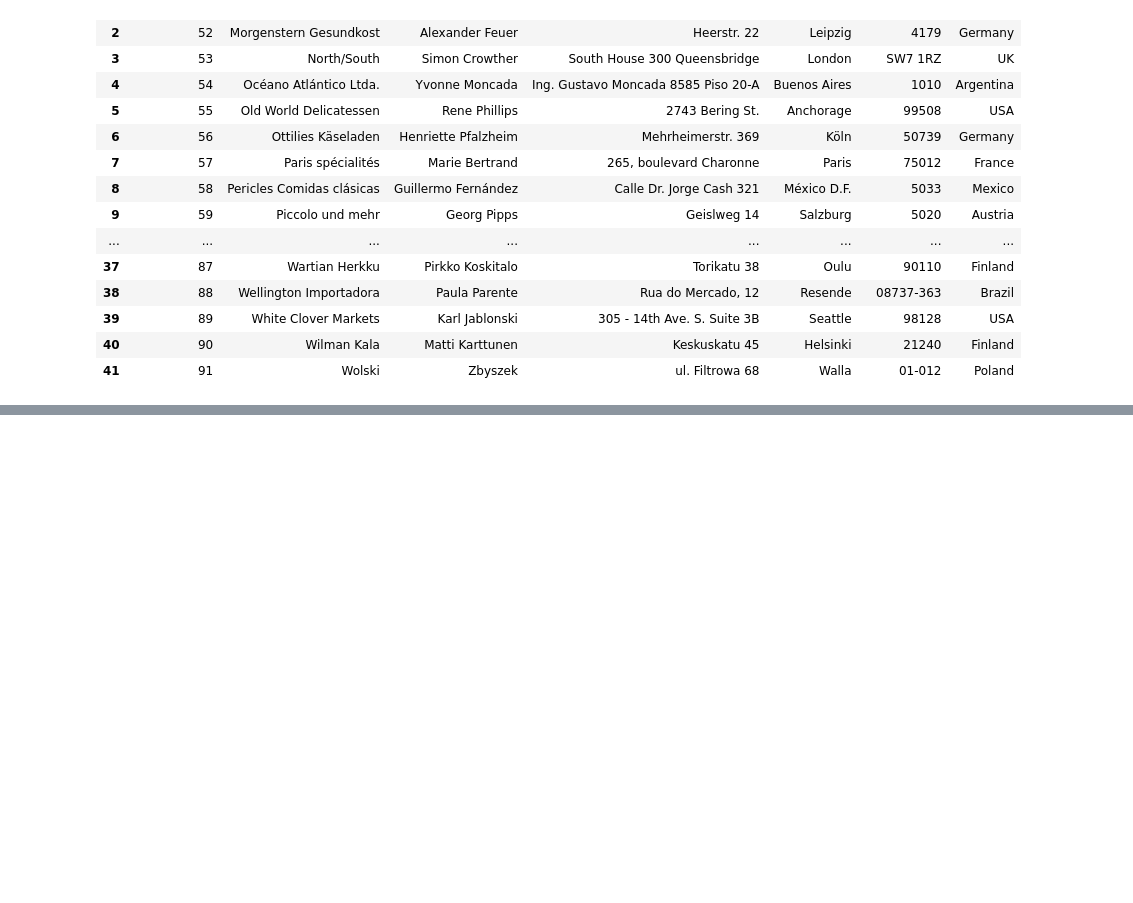
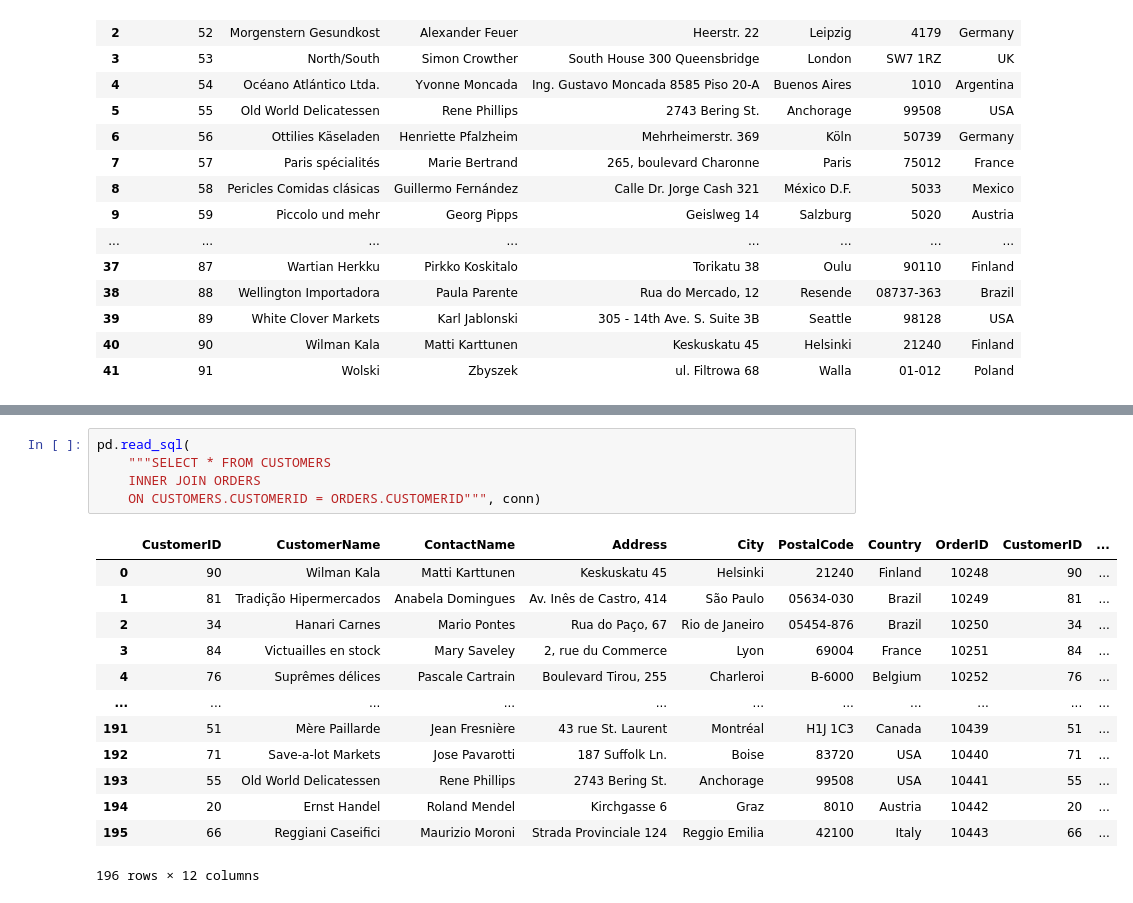
Before and after one commit to woosukYoon/softeer, a Jupyter notebook: 과제/W1M2 - SQL Tutorial.ipynb, the cells around one changed output, grey strips where cells are left out. Drawn from its saved outputs; the diff is of its cells as text; blank space fills up the shorter version.

```diff
--- a/과제/W1M2 - SQL Tutorial.ipynb
+++ b/과제/W1M2 - SQL Tutorial.ipynb
@@ -1430,0 +2400,19 @@ pd.read_sql(
+# %%
+pd.read_sql(
+    """SELECT * FROM CUSTOMERS
+    INNER JOIN ORDERS
+    ON CUSTOMERS.CUSTOMERID = ORDERS.CUSTOMERID""", conn)
+# %% [output]
+|  | CustomerID | CustomerName | ContactName | Address | City | PostalCode | Country | OrderID | CustomerID | ... |
+| 0 | 90 | Wilman Kala | Matti Karttunen | Keskuskatu 45 | Helsinki | 21240 | Finland | 10248 | 90 | ... |
+| 1 | 81 | Tradição Hipermercados | Anabela Domingues | Av. Inês de Castro, 414 | São Paulo | 05634-030 | Brazil | 10249 | 81 | ... |
+| 2 | 34 | Hanari Carnes | Mario Pontes | Rua do Paço, 67 | Rio de Janeiro | 05454-876 | Brazil | 10250 | 34 | ... |
+| 3 | 84 | Victuailles en stock | Mary Saveley | 2, rue du Commerce | Lyon | 69004 | France | 10251 | 84 | ... |
+| 4 | 76 | Suprêmes délices | Pascale Cartrain | Boulevard Tirou, 255 | Charleroi | B-6000 | Belgium | 10252 | 76 | ... |
+| ... | ... | ... | ... | ... | ... | ... | ... | ... | ... | ... |
+| 191 | 51 | Mère Paillarde | Jean Fresnière | 43 rue St. Laurent | Montréal | H1J 1C3 | Canada | 10439 | 51 | ... |
+| 192 | 71 | Save-a-lot Markets | Jose Pavarotti | 187 Suffolk Ln. | Boise | 83720 | USA | 10440 | 71 | ... |
+| 193 | 55 | Old World Delicatessen | Rene Phillips | 2743 Bering St. | Anchorage | 99508 | USA | 10441 | 55 | ... |
+| 194 | 20 | Ernst Handel | Roland Mendel | Kirchgasse 6 | Graz | 8010 | Austria | 10442 | 20 | ... |
+| 195 | 66 | Reggiani Caseifici | Maurizio Moroni | Strada Provinciale 124 | Reggio Emilia | 42100 | Italy | 10443 | 66 | ... |
+196 rows × 12 columns
```
Also changed, not shown: parts of 151 cells of this notebook, 3 other files.
